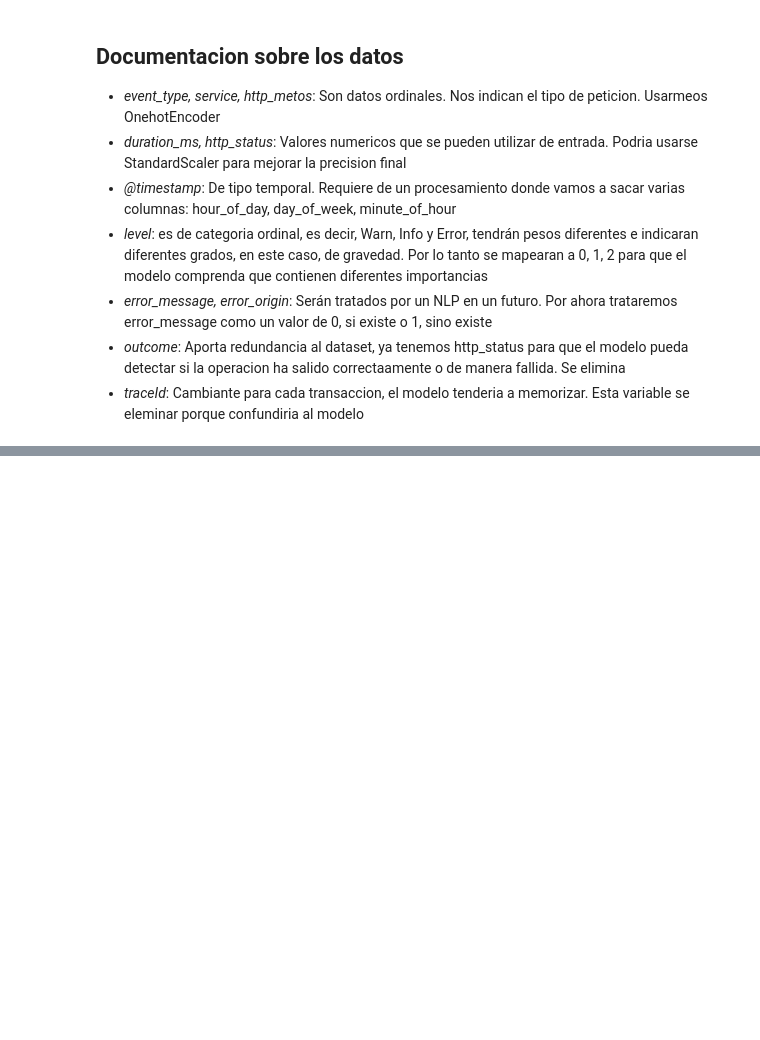
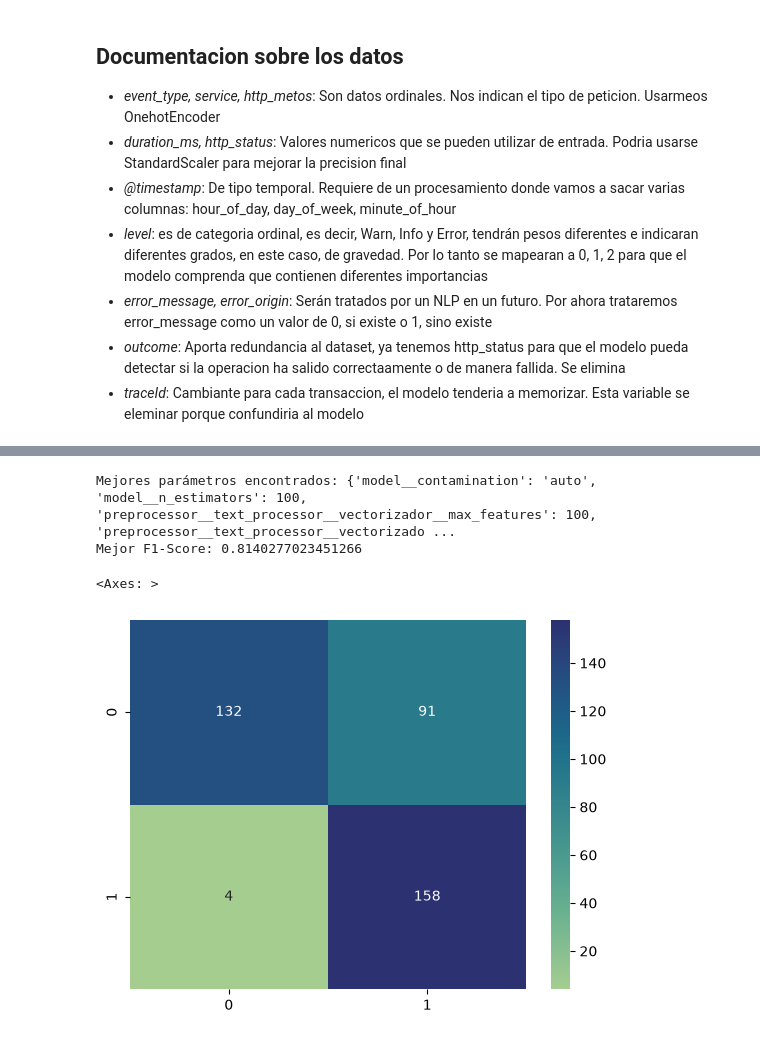
Before and after one commit to Faprin/Analizador-de-Causa-Ra-z-RCA-para-Sistemas-Distribuidos, a Jupyter notebook: ml-predictions/notebooks/01_modelo_ML.ipynb, the cells around one changed output, grey strips where cells are left out. Saved outputs shown, nothing was run; the diff lists cells and outputs as text; code cells hidden in the pictures; blank space fills up the shorter version.

Commit message:
feature: Mejora de los datos y entrenamiento del modelo Isolation + TF-IDF

```diff
--- a/ml-predictions/notebooks/01_modelo_ML.ipynb
+++ b/ml-predictions/notebooks/01_modelo_ML.ipynb
@@ -222,6 +229,7 @@ preprocessor = ColumnTransformer(transformers=[
     ("cat", categorical_scaler, ["event_type", "service", "http_method", "uri_servicio", "http_status"]),
     ("num", num_scaler, ["duration_ms"]),
     ("ts", timestamp_pipeline, ["@timestamp"]),
-    ("ord", level_pipeline, ["level"])
+    ("ord", level_pipeline, ["level"]),
+    ('text_processor', tf_pipeline, "texto_completo")
 ])
 # %% [markdown]
@@ -256,0 +270,4 @@ y_test = df_test["es_anomalia"]
+# %%
+from sklearn.metrics import make_scorer, f1_score
+
+anomalia_scorer=make_scorer(f1_score, pos_label=-1)
@@ -256,0 +276,27 @@ y_test = df_test["es_anomalia"]
+# %%
+from sklearn.ensemble import IsolationForest
+isolation_estimator = Pipeline(steps=[
+    ('preprocessor', preprocessor),
+    ('model', IsolationForest(random_state=42))
+])
+
+param_grid = {
+    # Ajustes para el TF-IDF
+    'preprocessor__text_processor__vectorizador__max_features': [100, 500, None],
+    'preprocessor__text_processor__vectorizador__ngram_range': [(1, 1), (1, 2)], # Probar palabras sueltas vs pares de palabras
+
+    # Ajustes para el Isolation Forest
+    'model__n_estimators': [100, 200],
+    'model__contamination': [0.01, 0.05, 'auto']
+}
+
+isolation_search = GridSearchCV(
+    estimator=isolation_estimator,
+    param_grid=param_grid,
+    cv=5,
+    n_jobs=1,
+    # verbose=2,
+    scoring=anomalia_scorer
+)
+# %%
+isolation_search.fit(X_train, y_train)
@@ -256,0 +321,19 @@ y_test = df_test["es_anomalia"]
+# %%
+print(f"Mejores parámetros encontrados: {isolation_search.best_params_}")
+print(f"Mejor F1-Score: {isolation_search.best_score_}")
+# %% [output]
+Mejores parámetros encontrados: {'model__contamination': 'auto', 'model__n_estimators': 100, 'preprocessor__text_processor__vectorizador__max_features': 100, 'preprocessor__text_processor__vectorizado ...
+Mejor F1-Score: 0.8140277023451266
+# %%
+from sklearn.metrics import confusion_matrix
+import seaborn as sns
+
+isolation_model = isolation_search.best_estimator_
+
+y_pred = isolation_model.predict(X_test)
+
+cf_matrix = confusion_matrix(y_true=y_test, y_pred=y_pred)
+sns.heatmap(cf_matrix, annot=True, cmap='crest', fmt='d')
+# %% [output]
+<Axes: >
+[figure, added]
```
Also changed, not shown: parts of 25 cells of this notebook.
